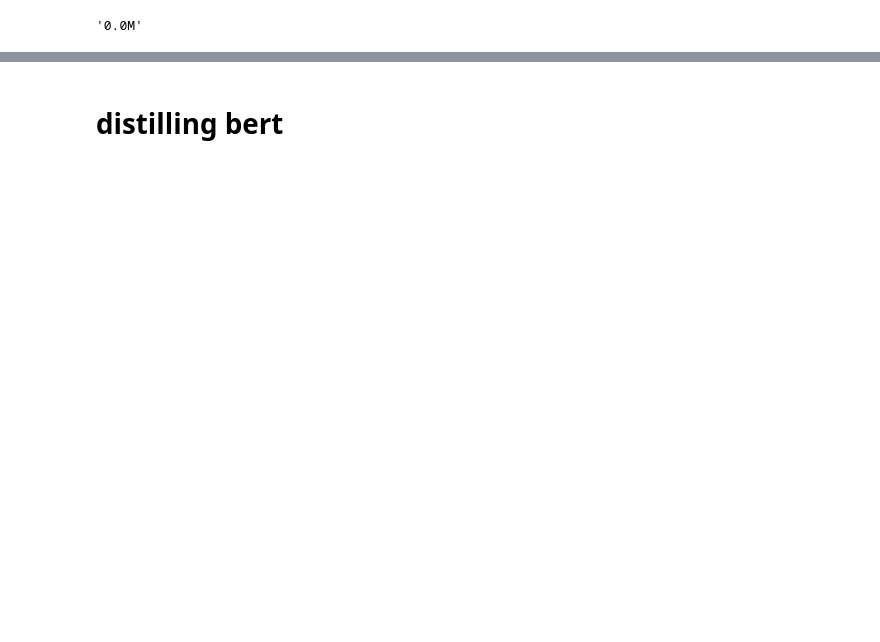
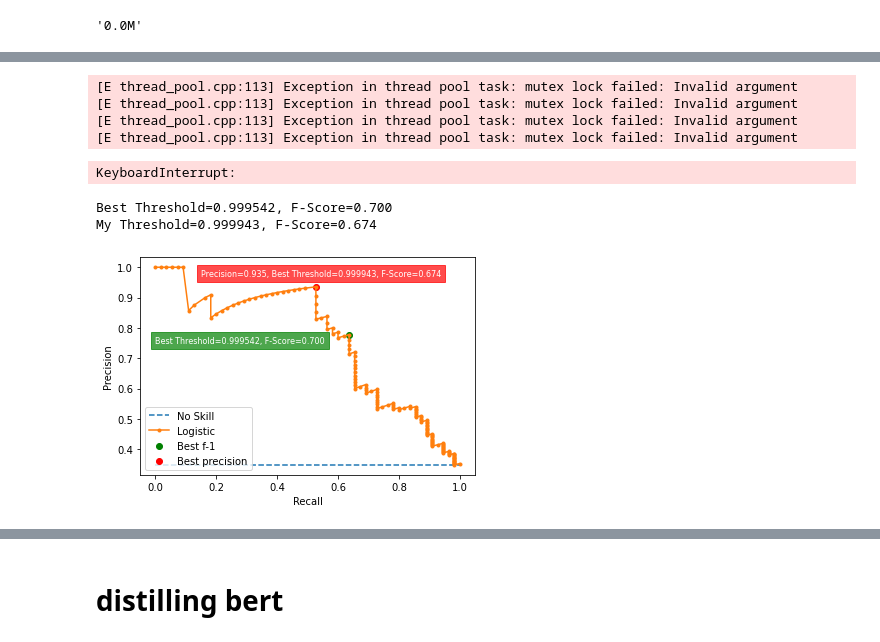
Before and after one commit to Catherine0822/Capstone-Sage, a Jupyter notebook: BERT_logistic.ipynb, the cells around one changed output, grey strips where cells are left out. Saved outputs shown, nothing was run; the diff lists cells and outputs as text; code cells hidden in the pictures; blank space fills up the shorter version.

```diff
--- a/BERT_logistic.ipynb
+++ b/BERT_logistic.ipynb
@@ -295,0 +295,27 @@ Epoch 3                  Training Loss: 0.540955544449389                Validat
+# %%
+mydevice = torch.device("cpu")
+PATH = '/Users/catherineyu/andrewww/model_20230508_225640_6.pth'
+model = BertBinaryClassifier()
+model.load_state_dict(torch.load(PATH, map_location=mydevice))
+#model.to(mydevice)
+
+model.eval()
+bert_predicted = []
+all_logits = []
+with torch.no_grad():
+    for step_num, batch_data in enumerate(test_dataloader):
+
+        token_ids, masks, labels = tuple(t.to(mydevice) for t in batch_data)
+
+        logits = model(token_ids, masks)
+        numpy_logits = logits.cpu().detach().numpy()
+
+        all_logits.append(numpy_logits)
+
+test_logits = np.vstack(all_logits)
+# %% [output]
+[E thread_pool.cpp:113] Exception in thread pool task: mutex lock failed: Invalid argument
+[E thread_pool.cpp:113] Exception in thread pool task: mutex lock failed: Invalid argument
+[E thread_pool.cpp:113] Exception in thread pool task: mutex lock failed: Invalid argument
+[E thread_pool.cpp:113] Exception in thread pool task: mutex lock failed: Invalid argument
+KeyboardInterrupt:
@@ -317 +367,41 @@ test_logits = np.vstack(all_logits)
+# %%
+def sigmoid(x):
+    return 1 / (1 + np.exp(-x))
+
+from sklearn.metrics import precision_recall_curve
+from numpy import argmax
+
+precision, recall, thresholds = precision_recall_curve(y_test, sigmoid(test_logits[:, 0]))
+
+# convert to f score
+fscore = (2 * precision * recall) / (precision + recall)
+# locate the index of the largest f score
+ix = argmax(fscore)
+ip = np.argsort(precision, axis=0)[-7]
+print('Best Threshold=%f, F-Score=%.3f' % (thresholds[ix], fscore[ix]))
+print('My Threshold=%f, F-Score=%.3f' % (thresholds[ip], fscore[ip]))
+
+# plot the roc curve for the model
+no_skill = len(y_test[y_test==1]) / len(y_test)
+plt.plot([0,1], [no_skill,no_skill], linestyle='--', label='No Skill')
+plt.plot(recall, precision, marker='.', label='Logistic')
+plt.scatter(recall[ix], precision[ix], marker='o', color='green', label='Best f-1')
+plt.scatter(recall[ip], precision[ip], marker='o', color='red', label='Best precision')
+
+plt.text(0, 0.75, 'Best Threshold=%f, F-Score=%.3f' % (thresholds[ix], fscore[ix]), fontsize = 8,
+         bbox = dict(facecolor = 'g', edgecolor = 'g', alpha = 0.7, ), color = 'w')
+
+plt.text(0.15, 0.97, 'Precision=%.3f, Best Threshold=%f, F-Score=%.3f' % (precision[ip], thresholds[ip], fscore[ip]), fontsize = 8,
+         bbox = dict(facecolor = 'r', edgecolor = 'r', alpha = 0.7, ), color = 'w')
+
+# axis labels
+plt.xlabel('Recall')
+plt.ylabel('Precision')
+plt.legend(loc='lower left')
+# show the plot
+plt.show()
+# %% [output]
+Best Threshold=0.999542, F-Score=0.700
+My Threshold=0.999943, F-Score=0.674
+[figure, added]
 # %%
```
Also changed, not shown: parts of 22 cells of this notebook.
